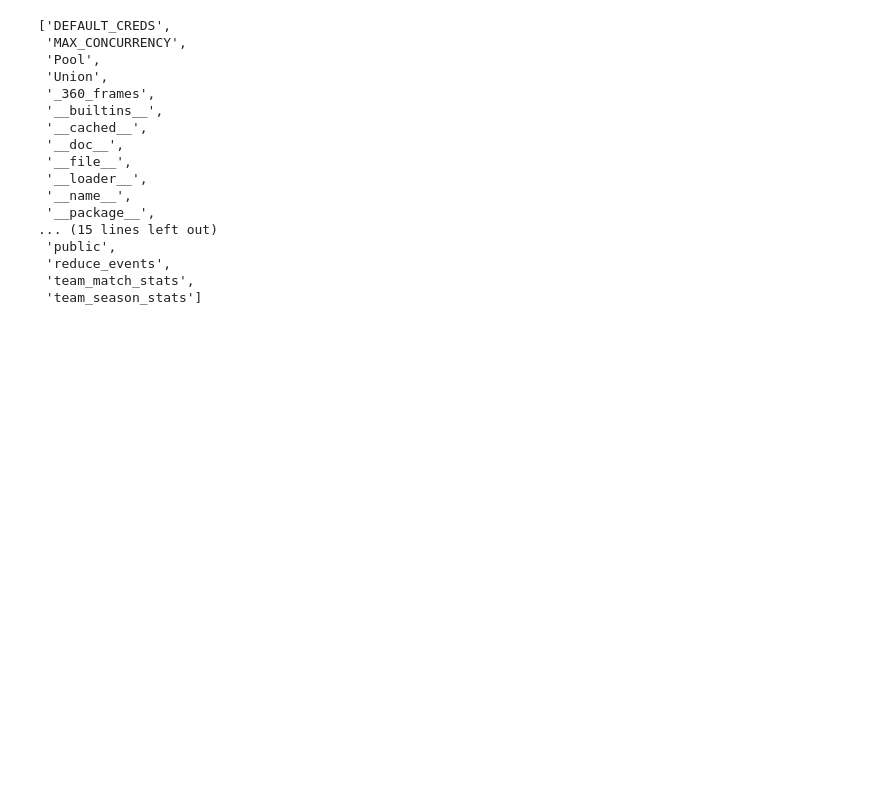
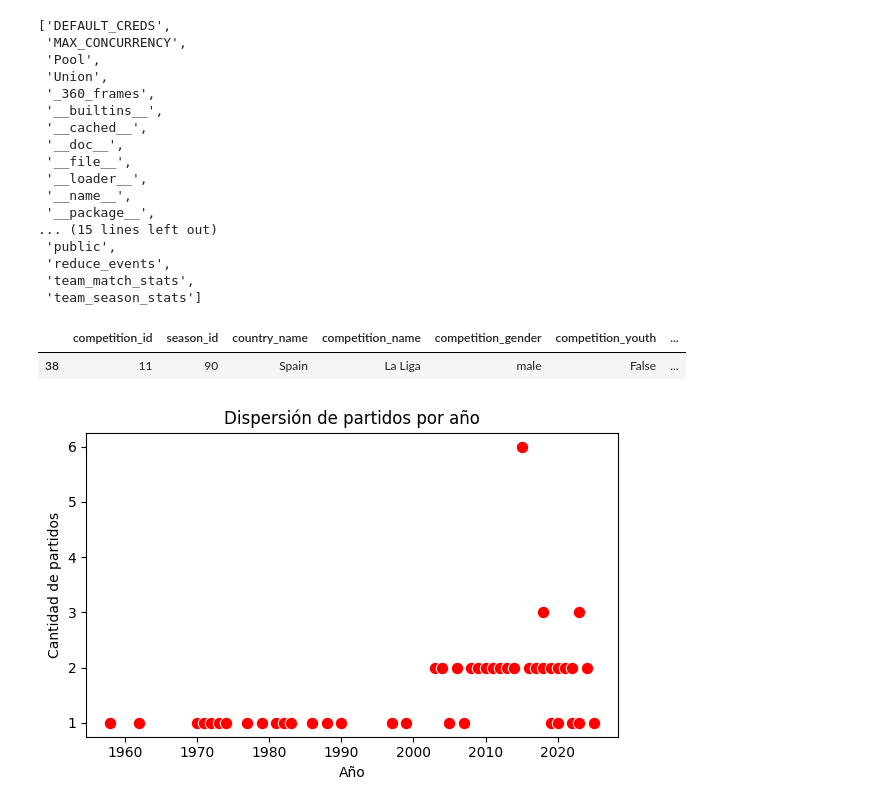
Before and after one commit to VainstubTomas/Aprendizaje_Automatico_Grandes_Datos, a Jupyter notebook: main.ipynb, the cells around one changed output. Drawn from its saved outputs; the diff is of its cells as text; code cells hidden in the pictures; blank space fills up the shorter version.

```diff
--- a/main.ipynb
+++ b/main.ipynb
@@ -46,5 +49,33 @@ dir(sb)
  'reduce_events',
  'team_match_stats',
  'team_season_stats']
+# %%
+#LaLiga => competition_id=11; TENEMOS 17 TEMPORADAS
+competitions = sb.competitions();
+la_liga = competitions[competitions["competition_id"]==11];
+la_liga.head(1)
+# %% [output]
+|  | competition_id | season_id | country_name | competition_name | competition_gender | competition_youth | ... |
+| 38 | 11 | 90 | Spain | La Liga | male | False | ... |
+# %%
+#cuenteo de partidos por temp
+partidos_x_temp = competitions.groupby('season_name').size().reset_index(name='cantidad_partidos')
+#Prueba grafica (x,y) donde se visualicen cant de partidos por año
+partidos_x_temp['season_year'] = partidos_x_temp['season_name'].str[:4].astype(int)
+
+plt.figure(figsize=(6,4))
+sns.scatterplot(
+    x='season_year',
+    y='cantidad_partidos',
+    data=partidos_x_temp,
+    s=80, color='red'
+)
+plt.xlabel('Año')
+plt.ylabel('Cantidad de partidos')
+plt.title('Dispersión de partidos por año')
+plt.tight_layout()
+plt.show()
+# %% [output]
+[figure, added]
 # %%
 #variables - matches
```
Also changed, not shown: parts of 20 cells of this notebook.
